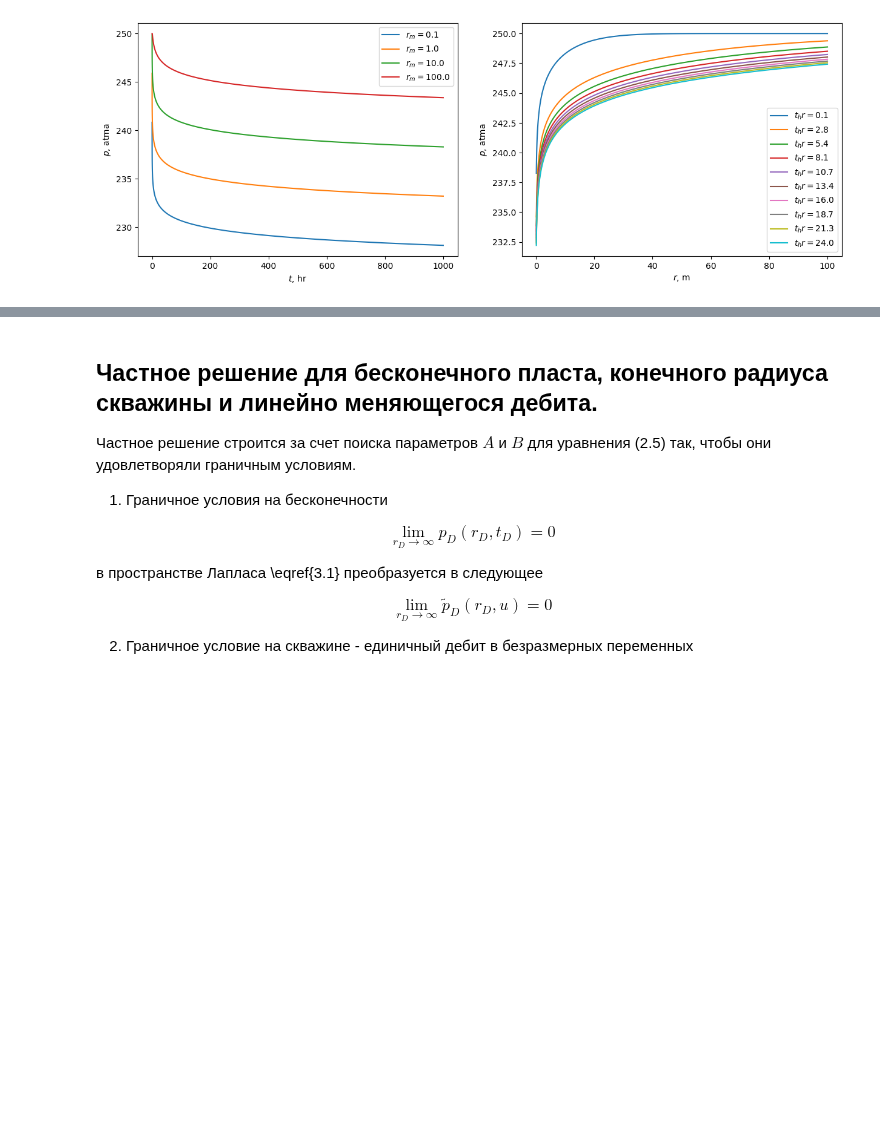
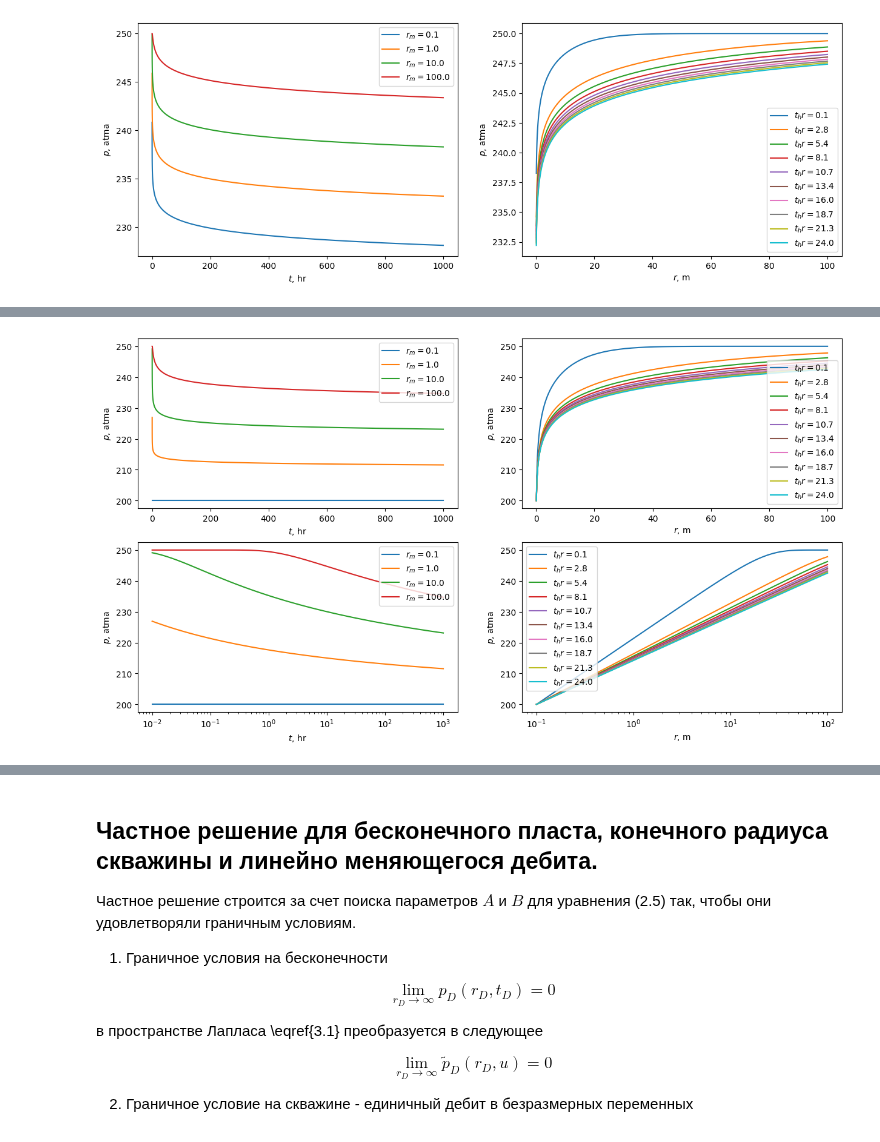
Before and after one commit to khabibullinra/welltest_examples, a Jupyter notebook: examples/sympy.ipynb, the cells around one changed output, grey strips where cells are left out. Drawn from its saved outputs; the diff is of its cells as text; code cells hidden in the pictures; blank space fills up the shorter version.

```diff
--- a/examples/sympy.ipynb
+++ b/examples/sympy.ipynb
@@ -387,0 +515,16 @@ plt.show()
+# %%
+# решение по давлению для случая постоянного давления на забое
+#    поэтому входным параметром является постоянное давление, а не постоянный дебит
+#
+#
+def p_sol4_atma(t_hr, p_atma=1, r_m=0.1,
+                k_mD=10, h_m=10, q_ref_sm3day=1, b_m3m3=1.2, mu_cP=1, pi_atma=250, phi=0.2, ct_1atm=1e-5, rw_m=0.1):
+    """
+    размерное решение для задачи с постоянным дебитом
+    """
+    td = td_from_t(t_hr, k_mD=k_mD, phi=phi, mu_cP=mu_cP, ct_1atm=ct_1atm, rw_m=rw_m)
+    rd = rd_from_r(r_m, rw_m=rw_m)
+    # оценим постоянное безразмерное давление
+    pd_bc = pd_from_p(p_atma, k_mD=10, h_m=10, q_ref_sm3day=1, b_m3m3=1.2, mu_cP=1, pi_atma=250)
+    pd = soln4_inv_lapl_numpy(td, rd) * pd_bc
+    return p_from_pd_atma(pd, k_mD=k_mD, h_m=h_m, q_ref_sm3day=q_ref_sm3day, b_m3m3=b_m3m3, mu_cP=mu_cP, pi_atma=pi_atma)
@@ -387,0 +541,40 @@ plt.show()
+# %%
+pp = 200
+k = 10
+# зададим диапазоны изменения параметров для построения графиков
+t_arr_hr = np.logspace(-2, 3, 100)
+r_arr_m = np.logspace(-1, 2, 100)
+
+# построим графики
+fig, ax = plt.subplots(2, 2, figsize=[15,8])
+for ri_m in [0.1, 1, 10, 100]:
+    ax[0,0].plot(t_arr_hr, p_sol4_atma(t_arr_hr, p_atma=pp,  r_m=ri_m, k_mD=k), label = f'$r_m={ri_m:.1f}$')
+
+for ti_hr in np.linspace(0.1, 24, 10):
+    ax[0,1].plot(r_arr_m, np.squeeze( [p_sol4_atma(ti_hr, p_atma=pp, r_m=ri, k_mD=k) for ri in r_arr_m ] ) , label = f'$t_hr={ti_hr:.1f}$')
+
+for ri_m in [0.1, 1, 10, 100]:
+    ax[1,0].plot(t_arr_hr, p_sol4_atma(t_arr_hr, p_atma=pp,  r_m=ri_m, k_mD=k), label = f'$r_m={ri_m:.1f}$')
+
+for ti_hr in np.linspace(0.1, 24, 10):
+    ax[1,1].plot(r_arr_m, np.squeeze( [p_sol4_atma(ti_hr, p_atma=pp, r_m=ri, k_mD=k) for ri in r_arr_m ] ) , label = f'$t_hr={ti_hr:.1f}$')
+# наведем немного красоты
+ax[0,0].set_xlabel('$t$, hr')
+ax[0,0].set_ylabel('$p$, atma')
+ax[0,0].legend()
+ax[0,1].ticklabel_format(useOffset=False)
+ax[0,1].set_xlabel('$r$, m')
+ax[0,1].set_ylabel('$p$, atma')
+ax[0,1].legend()
+ax[1,0].set_xlabel('$t$, hr')
+ax[1,0].set_ylabel('$p$, atma')
+ax[1,0].legend()
+ax[1,0].set_xscale('log')
+ax[1,1].ticklabel_format(useOffset=False)
+ax[1,1].set_xlabel('$r$, m')
+ax[1,1].set_ylabel('$p$, atma')
+ax[1,1].legend()
+ax[1,1].set_xscale('log')
+plt.show()
+# %% [output]
+[figure, added]
```
Also changed, not shown: parts of 16 cells of this notebook.
